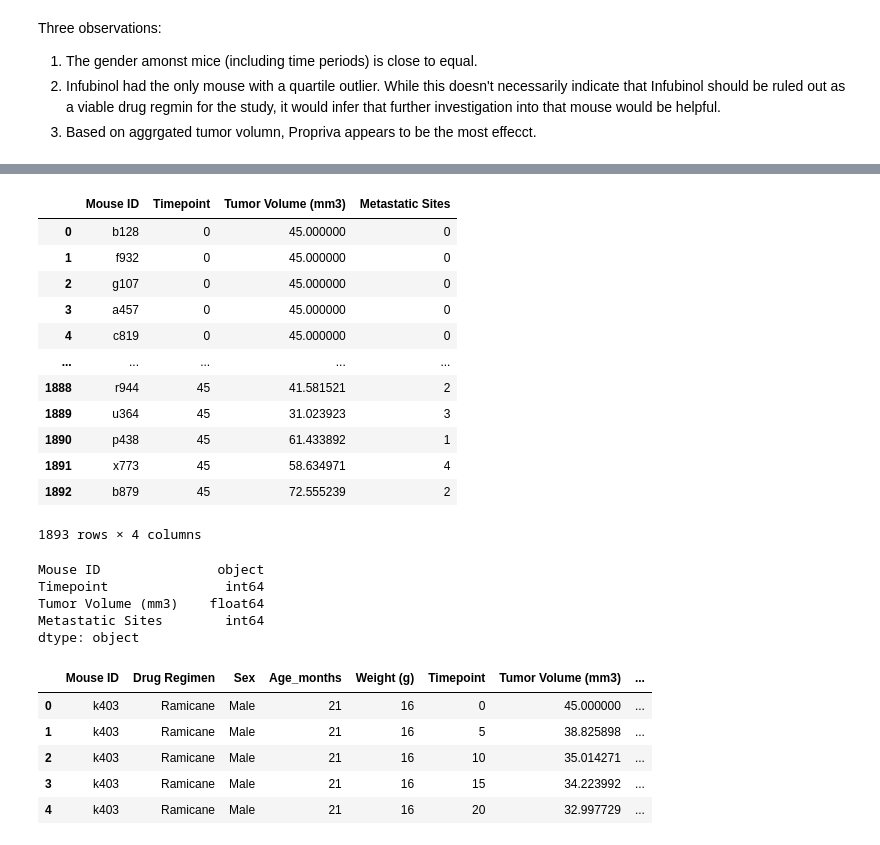
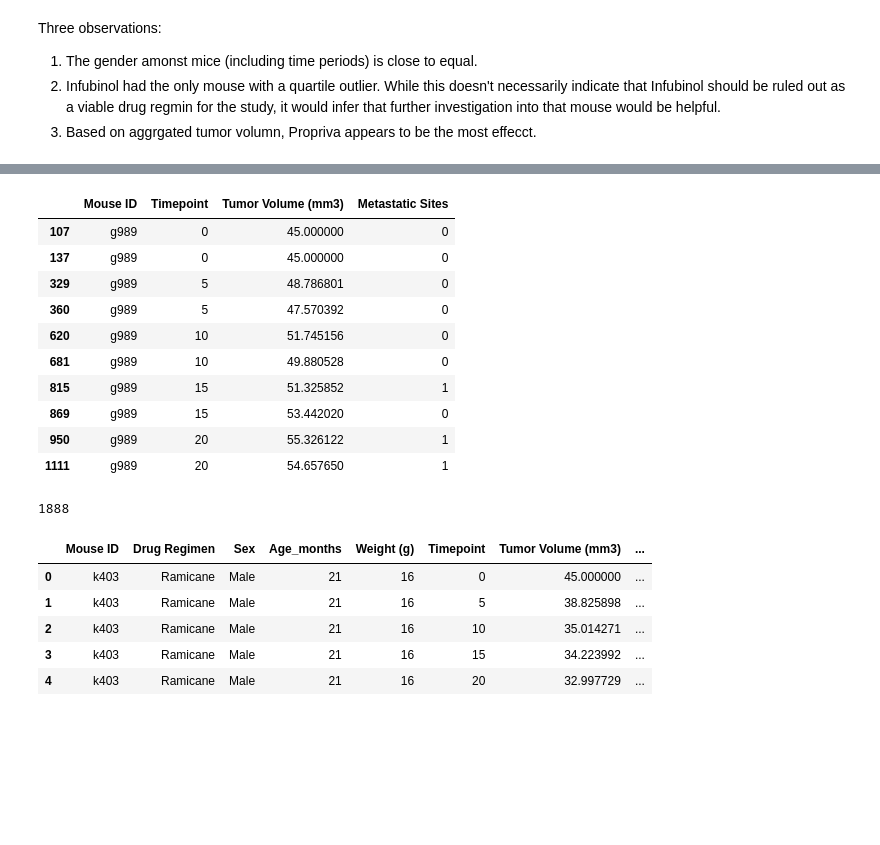
Before and after one commit to JGarvert/Matplotlib_homework, a Jupyter notebook: pymaceuticals_starter.ipynb, the cells around one changed output, grey strips where cells are left out. Saved outputs shown, nothing was run; the diff lists cells and outputs as text; code cells hidden in the pictures; blank space fills up the shorter version.

```diff
--- a/pymaceuticals_starter.ipynb
+++ b/pymaceuticals_starter.ipynb
@@ -38,30 +22,26 @@ mouse_metadata
-# %%
-study_results
-# %% [output]
-|  | Mouse ID | Timepoint | Tumor Volume (mm3) | Metastatic Sites |
-| 0 | b128 | 0 | 45.000000 | 0 |
-| 1 | f932 | 0 | 45.000000 | 0 |
-| 2 | g107 | 0 | 45.000000 | 0 |
-| 3 | a457 | 0 | 45.000000 | 0 |
-| 4 | c819 | 0 | 45.000000 | 0 |
-| ... | ... | ... | ... | ... |
-| 1888 | r944 | 45 | 41.581521 | 2 |
-| 1889 | u364 | 45 | 31.023923 | 3 |
-| 1890 | p438 | 45 | 61.433892 | 1 |
-| 1891 | x773 | 45 | 58.634971 | 4 |
-| 1892 | b879 | 45 | 72.555239 | 2 |
-1893 rows × 4 columns
-# %%
-study_results.dtypes
-# %% [output]
-Mouse ID               object
-Timepoint               int64
-Tumor Volume (mm3)    float64
-Metastatic Sites        int64
-dtype: object
+# %%
+# check for any duplicate mouse/timepoint combinations
+study_results_dups = study_results[study_results.duplicated(subset=['Mouse ID','Timepoint'],keep=False)]
+study_results_dups
+# %% [output]
+|  | Mouse ID | Timepoint | Tumor Volume (mm3) | Metastatic Sites |
+| 107 | g989 | 0 | 45.000000 | 0 |
+| 137 | g989 | 0 | 45.000000 | 0 |
+| 329 | g989 | 5 | 48.786801 | 0 |
+| 360 | g989 | 5 | 47.570392 | 0 |
+| 620 | g989 | 10 | 51.745156 | 0 |
+| 681 | g989 | 10 | 49.880528 | 0 |
+| 815 | g989 | 15 | 51.325852 | 1 |
+| 869 | g989 | 15 | 53.442020 | 0 |
+| 950 | g989 | 20 | 55.326122 | 1 |
+| 1111 | g989 | 20 | 54.657650 | 1 |
 # %%
-# We're informed there are duplicate IDs and time points.  Therefore, create a new df to remove the duplicates.
-# Create a clean DataFrame by dropping all data associated with the duplicate mouse by its ID. Use this dataframe in remainng steps
+# Create a new df to remove the duplicates. Use this dataframe in remainng steps
 study_results_unique = pd.DataFrame(study_results)
 study_results_unique = study_results_unique.drop_duplicates(subset=['Mouse ID','Timepoint'])
+# show number of results for future reference
+num_study_results = study_results_unique['Mouse ID'].count()
+num_study_results
+# %% [output]
+1888
 # %%
```
Also changed, not shown: parts of 13 cells of this notebook.
